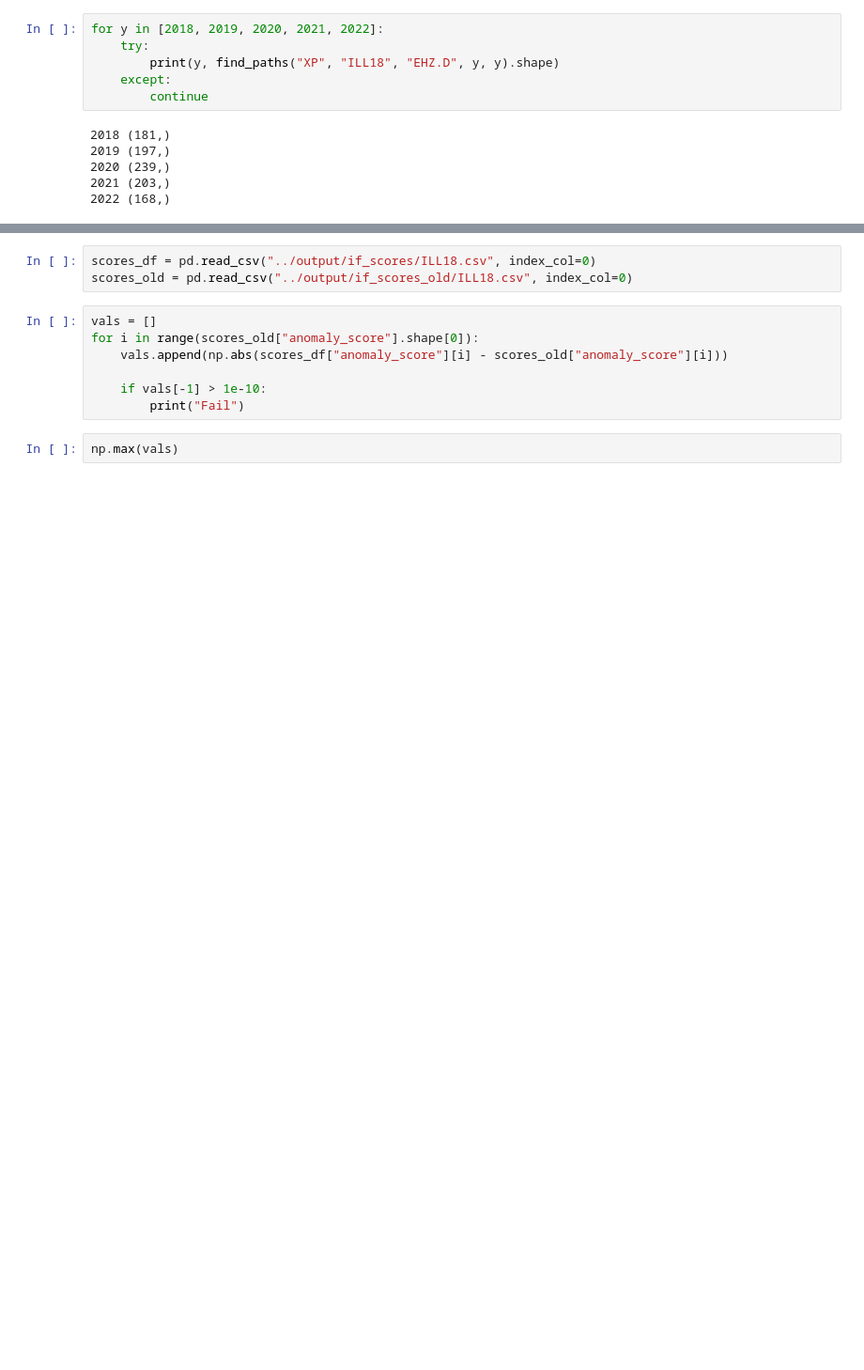
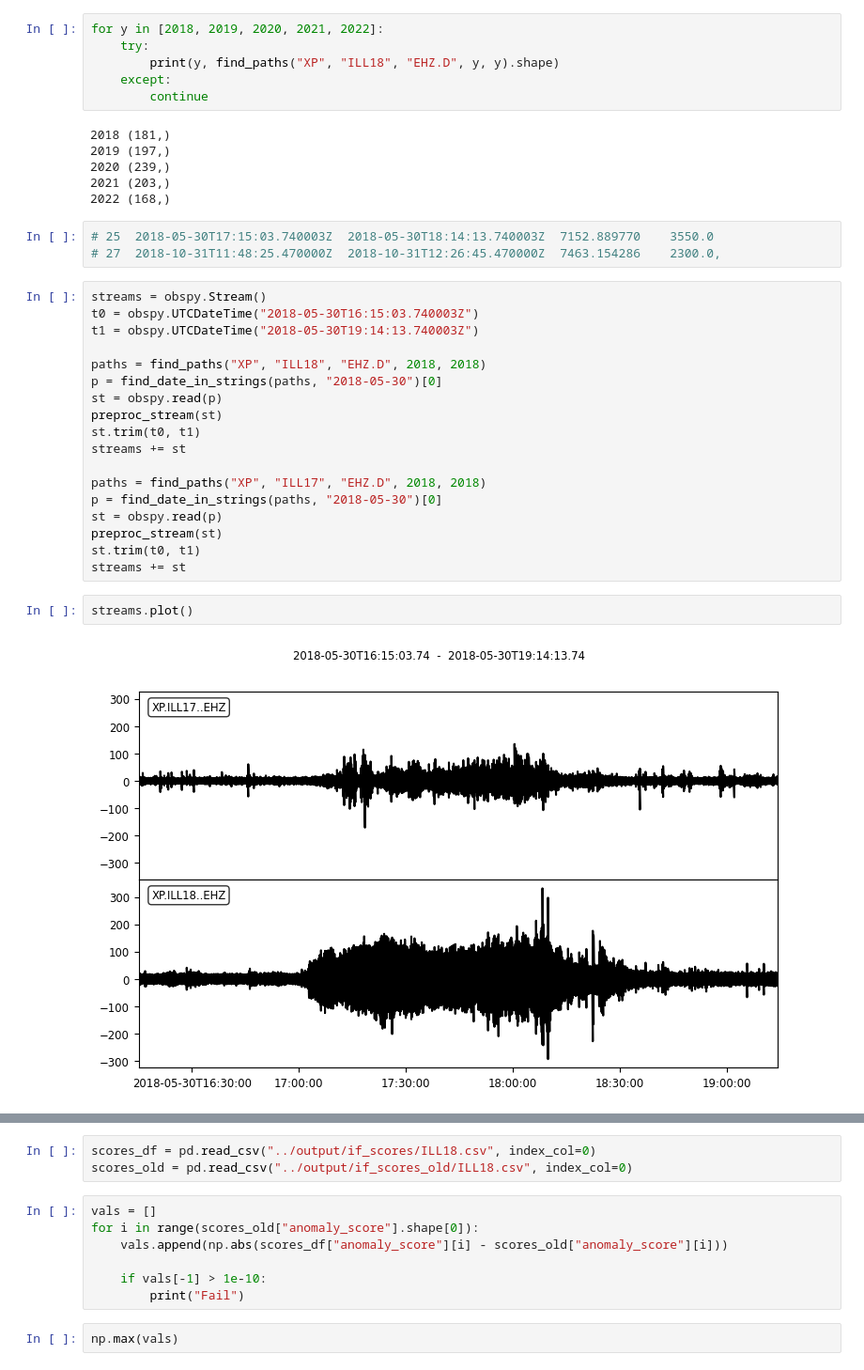
Before and after one commit to FKamper/seismic-isolation-forest, a Jupyter notebook: notebooks/to_delete.ipynb, the cells around one changed output, grey strips where cells are left out. Shown: that part at 94% size. Saved outputs shown, nothing was run; the diff lists cells and outputs as text; blank space fills up the shorter version.

```diff
--- a/notebooks/to_delete.ipynb
+++ b/notebooks/to_delete.ipynb
@@ -16,3 +25,28 @@ for y in [2018, 2019, 2020, 2021, 2022]:
 2020 (239,)
 2021 (203,)
 2022 (168,)
+# %%
+# 25  2018-05-30T17:15:03.740003Z  2018-05-30T18:14:13.740003Z  7152.889770    3550.0
+# 27  2018-10-31T11:48:25.470000Z  2018-10-31T12:26:45.470000Z  7463.154286    2300.0,
+# %%
+streams = obspy.Stream()
+t0 = obspy.UTCDateTime("2018-05-30T16:15:03.740003Z")
+t1 = obspy.UTCDateTime("2018-05-30T19:14:13.740003Z")
+
+paths = find_paths("XP", "ILL18", "EHZ.D", 2018, 2018)
+p = find_date_in_strings(paths, "2018-05-30")[0]
+st = obspy.read(p)
+preproc_stream(st)
+st.trim(t0, t1)
+streams += st
+
+paths = find_paths("XP", "ILL17", "EHZ.D", 2018, 2018)
+p = find_date_in_strings(paths, "2018-05-30")[0]
+st = obspy.read(p)
+preproc_stream(st)
+st.trim(t0, t1)
+streams += st
+# %%
+streams.plot()
+# %% [output]
+[figure, added]
```
Also changed, not shown: parts of 6 cells of this notebook, 8 other files.
